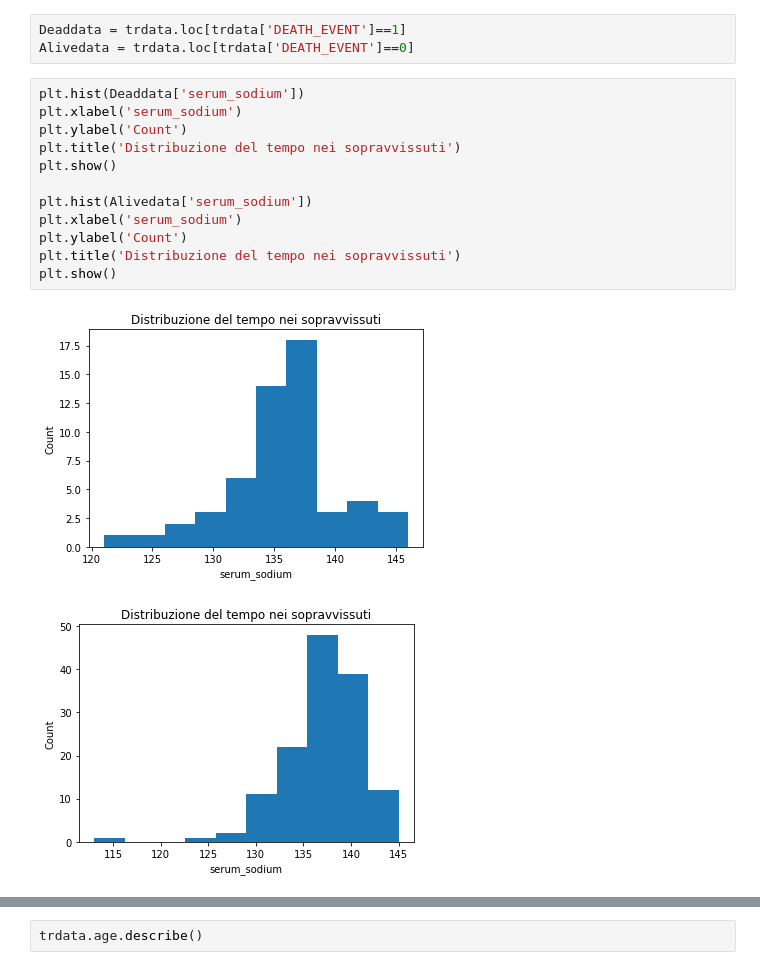
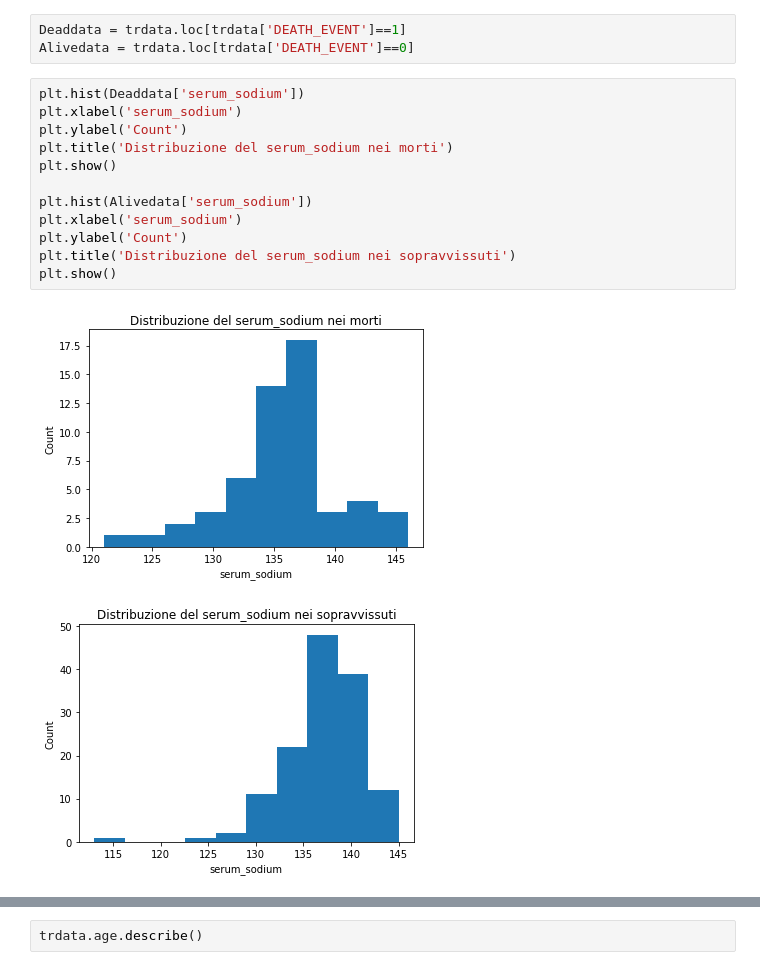
Before and after one commit to massudavide/esame_ia_settembre-1, a Jupyter notebook: notebook_training.ipynb, the cells around one changed output, grey strips where cells are left out. Cells and saved outputs as stored; diff of their text form.

```diff
--- a/notebook_training.ipynb
+++ b/notebook_training.ipynb
@@ -131,18 +130,18 @@ Alivedata = trdata.loc[trdata['DEATH_EVENT']==0]
 # %%
 plt.hist(Deaddata['serum_sodium'])
 plt.xlabel('serum_sodium')
 plt.ylabel('Count')
-plt.title('Distribuzione del tempo nei sopravvissuti')
+plt.title('Distribuzione del serum_sodium nei morti')
 plt.show()
 
 plt.hist(Alivedata['serum_sodium'])
 plt.xlabel('serum_sodium')
 plt.ylabel('Count')
-plt.title('Distribuzione del tempo nei sopravvissuti')
+plt.title('Distribuzione del serum_sodium nei sopravvissuti')
 plt.show()
 # %% [output]
-[figure, old version]
+[figure, new version]
-[figure, old version]
+[figure, new version]
 # %%
 plt.hist(Deaddata['serum_creatinine'])
 plt.xlabel('serum_creatinine')
```
Also changed, not shown: parts of 5 cells of this notebook.
